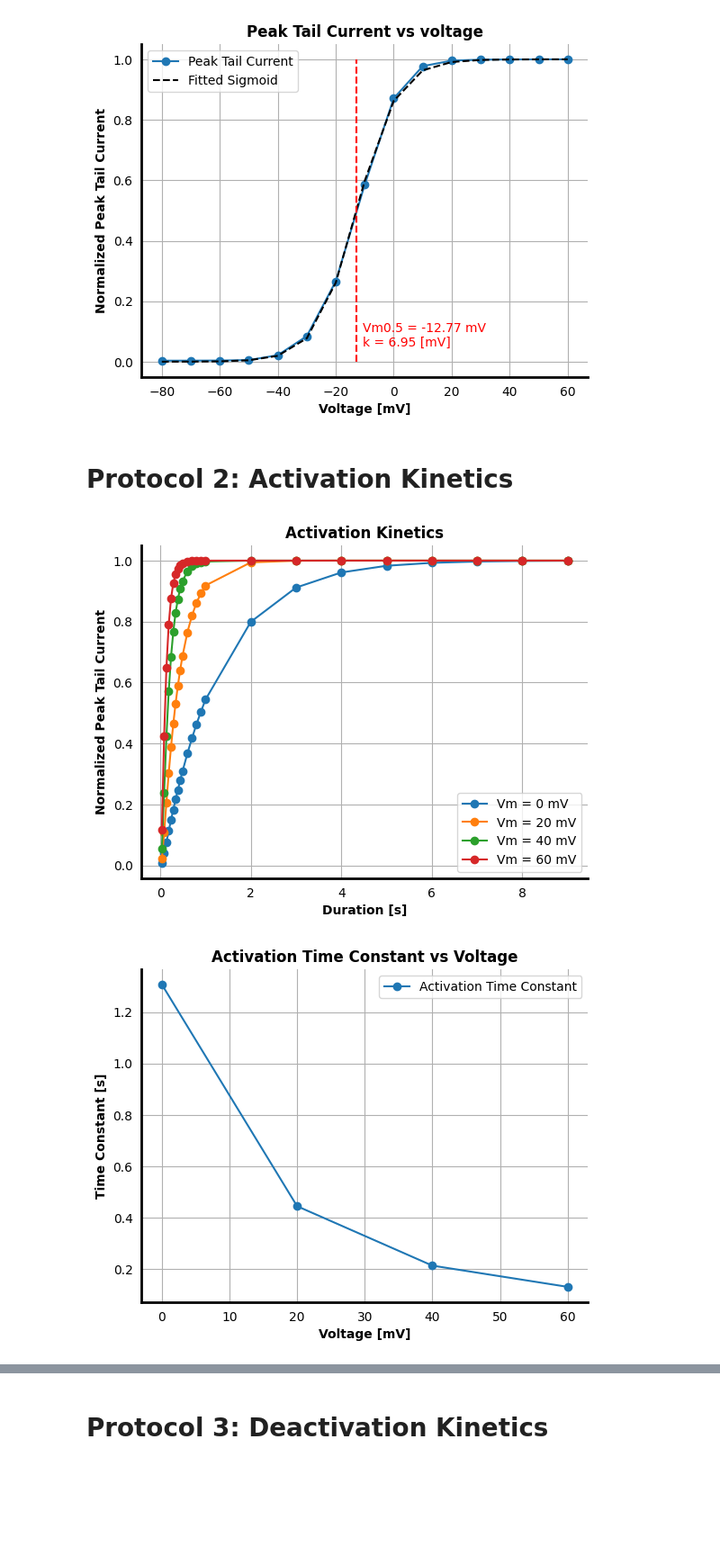
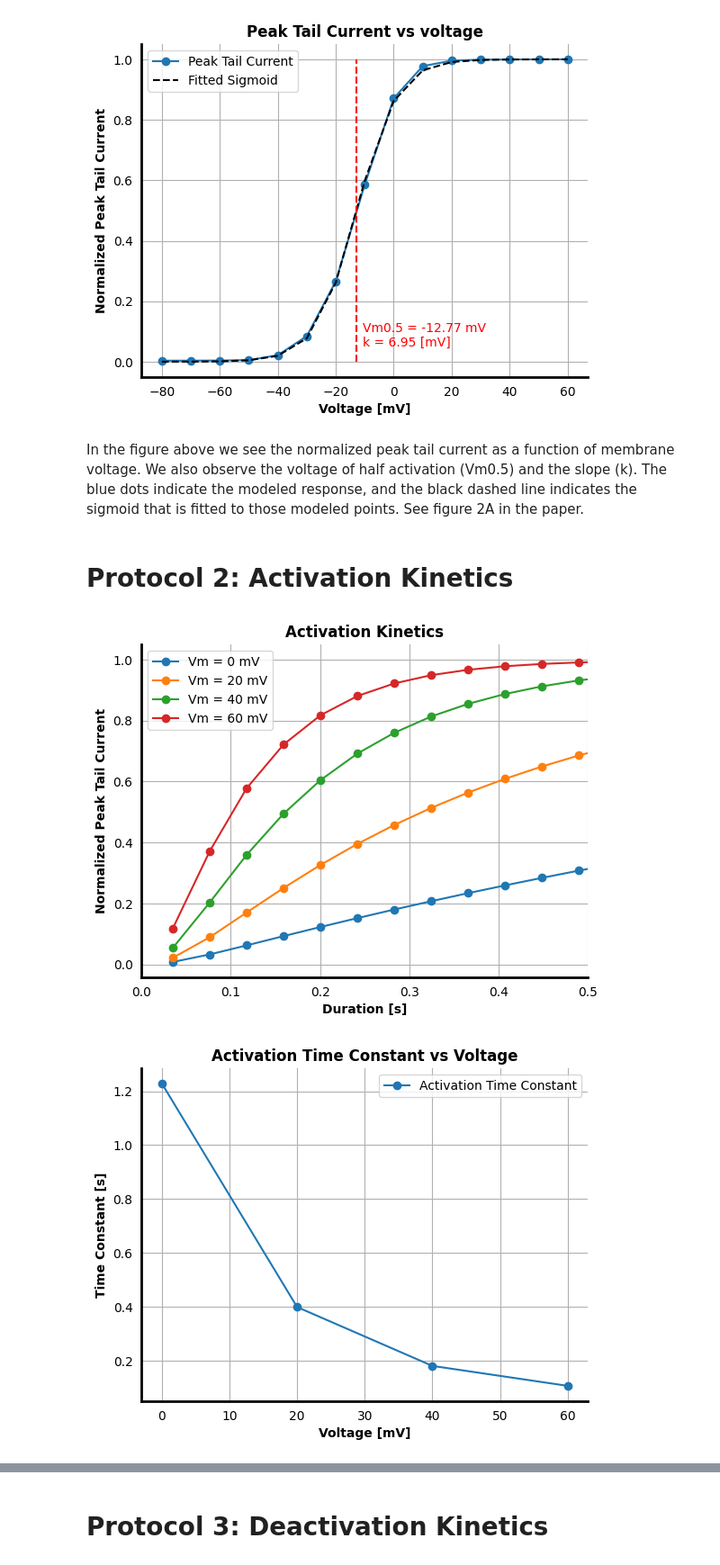
Before and after one commit to Nielssss99/Cold-Receptor, a Jupyter notebook: Kv11/Fit_Kv11.ipynb, the cells around one changed output, grey strips where cells are left out. Shown at 90% size. Saved outputs shown, nothing was run; the diff lists cells and outputs as text; code cells hidden in the pictures; blank space fills up the shorter version.

Commit message:
Update Fit_Kv11.ipynb
Add delay to time exponent.

```diff
--- a/Kv11/Fit_Kv11.ipynb
+++ b/Kv11/Fit_Kv11.ipynb
@@ -10,6 +10,9 @@ from scipy.optimize import curve_fit
 # Basic Functions
 # %%
 def style_plot():
+    """Goal:
+        Apply the given style to the plot.
+    """
     # Remove top and right spines
     plt.gca().spines['top'].set_visible(False)
     plt.gca().spines['right'].set_visible(False)
@@ -28,8 +31,8 @@ def sigmoid(x: float|np.ndarray[np.float64], vhalf: float, k: float
         Return the sigmoid function for a given x, vhalf, and k.
     --------------------------------------------------------------------
     Parameters:
-        x: Membrane voltage [mV].
-        vhalf: The half-maximum voltage [mV].
+        x: Membrane voltage [mV]
+        vhalf: The half-maximum voltage [mV]
         k: The slope factor [mV]
     --------------------------------------------------------------------
     Returns:
@@ -40,7 +43,7 @@ def sigmoid(x: float|np.ndarray[np.float64], vhalf: float, k: float
 # Functions for the Markov Model
 # %%
 @njit(fastmath = True)
-def transition_matrix(Vm: np.float64) -> np.ndarray[np.float64]:
+def transition_matrix(Vm: float) -> np.ndarray[np.float64]:
     """Goal:
         This function returns the transition matrix of the Markov model for the
         Kv11 channel at a given voltage Vm.
@@ -94,7 +97,7 @@ def transition_matrix(Vm: np.float64) -> np.ndarray[np.float64]:
     return Q * 1000 # ms^-1 to s^-1
 
 
-def steady_state(Vm: np.float64) -> np.ndarray[np.float64]:
+def steady_state(Vm: float) -> np.ndarray[np.float64]:
     """Goal:
         This function returns the steady state probabilities of the Markov model
         for the Kv11 channel at a given voltage Vm.
@@ -115,7 +118,7 @@ def steady_state(Vm: np.float64) -> np.ndarray[np.float64]:
     return steady_state
 
 @njit(fastmath = True)
-def kv11(t: np.float64, y: np.ndarray[np.float64], Vm: np.float64) -> np.ndarray[np.float64]:
+def kv11(t: np.float64, y: np.ndarray[np.float64], Vm: float) -> np.ndarray[np.float64]:
     """Goal:
         This function returns the derivative of the state probabilities of the
         Kv11 channel at a given voltage Vm.
@@ -192,5 +205,5 @@ def pktailcurr_Vm(
 # %%
-# ----- Parameters
+# ----- Parameters --> see function for more details
 Vmclamp = -80.0 # [mV]
 Vmpre = np.arange(-80, 61, 10) # [mV]
 dpre = np.array([3.5]) # [s]
@@ -200,11 +213,12 @@ dt = 0.0001 # [s]
 Ek = -82.0 # [mV]
 
 # Get peak tail currents
-peak_tail_currents = pktailcurr_Vm(
+tail_currents, peak_tail_currents = get_peak_tail_currents(
     Vmclamp = Vmclamp, Vmpres = Vmpre, dpres = dpre, Vmtests = Vmtest,
     dtest = dtest, dt = dt, Ek = Ek
     )
 peak_tail_currents = peak_tail_currents[:, 0, 0]
+
 # Fit sigmoid
 popt, _ = curve_fit(sigmoid, Vmpre, peak_tail_currents / max(peak_tail_currents))
 
@@ -224,6 +238,8 @@ style_plot()
 plt.show()
 # %% [output]
 [figure]
+# %% [markdown]
+In the figure above we see the normalized peak tail current as a function of membrane voltage. We also observe the voltage of half activation (Vm0.5) and the slope (k). The blue dots indicate the modeled response, and the black dashed line indicates the sigmoid that is fitted to those modeled points. See figure 2A in the paper.
 # %% [markdown]
 # Protocol 2: Activation Kinetics
 # %%
@@ -301,42 +348,45 @@ def activation_kinetics(
 # %%
 # ----- Parameters
 Vmclamp = -80.0 # [mV]
 Vmpre = np.arange(0, 61, 20) # [mV]
-dpre = np.array(
-    [
-        0.035, 0.08555556, 0.13611111, 0.18666667, 0.23722222,
-        0.28777778, 0.33833333, 0.38888889, 0.43944444, 0.49,
-        0.6, 0.7, 0.8, 0.9, 1.0,
-        2, 3, 4, 5, 6, 7, 8, 9, 10
-        ]
-    ) # [s]
+dpre1 = np.linspace(0.035, 0.49, 12)
+dpre = np.append(dpre1, np.linspace(0.55, 10, 20))
 Vmtest = np.array([-120]) # [mV]
 dtest = 0.2 # [s]
 dt = 0.0001 # [s]
 Ek = -82.0 # [mV]
 
-act_data, tauvals = activation_kinetics(
+peak_tail_currents, tauvals, delays = activation_kinetics(
     Vmclamp = Vmclamp, Vmpres = Vmpre, dpres = dpre, Vmtests = Vmtest,
     dtest = dtest, dt = dt, Ek = Ek
     )
 
 # ---- Plot the tail currents
-for iv in range(act_data.shape[0]):
-    plt.plot(dpre[:-1], act_data[iv, :-1], 'o-', label = f'Vm = {Vmpre[iv]} mV')
+for iv in range(peak_tail_currents.shape[0]):
+    plt.plot(dpre[:-1], peak_tail_currents[iv, :-1], 'o-', label = f'Vm = {Vmpre[iv]} mV')
+plt.xlim(0, 0.5)
 plt.xlabel('Duration [s]', fontweight = 'bold')
 plt.ylabel('Normalized Peak Tail Current', fontweight = 'bold')
 plt.title('Activation Kinetics', fontweight = 'bold')
 style_plot()
 plt.legend()
 plt.show()
 
 # ---- Plot the time constants
 plt.plot(Vmpre, tauvals, 'o-', label = 'Activation Time Constant')
 plt.xlabel('Voltage [mV]', fontweight = 'bold')
 plt.ylabel('Time Constant [s]', fontweight = 'bold')
 plt.title('Activation Time Constant vs Voltage', fontweight = 'bold')
 style_plot()
 plt.show()
+
+# ---- Plot the delays
+plt.plot(Vmpre, delays, 'o-', label = 'Activation Delay')
+plt.xlabel('Voltage [mV]', fontweight = 'bold')
+plt.ylabel('Delay [s]', fontweight = 'bold')
+plt.title('Activation Delay vs Voltage', fontweight = 'bold')
+style_plot()
+plt.show()
 # %% [output]
-[figure, old version]
+[figure, new version]
-[figure, old version]
+[figure, new version]
```
Also changed, not shown: parts of 6 cells of this notebook.
